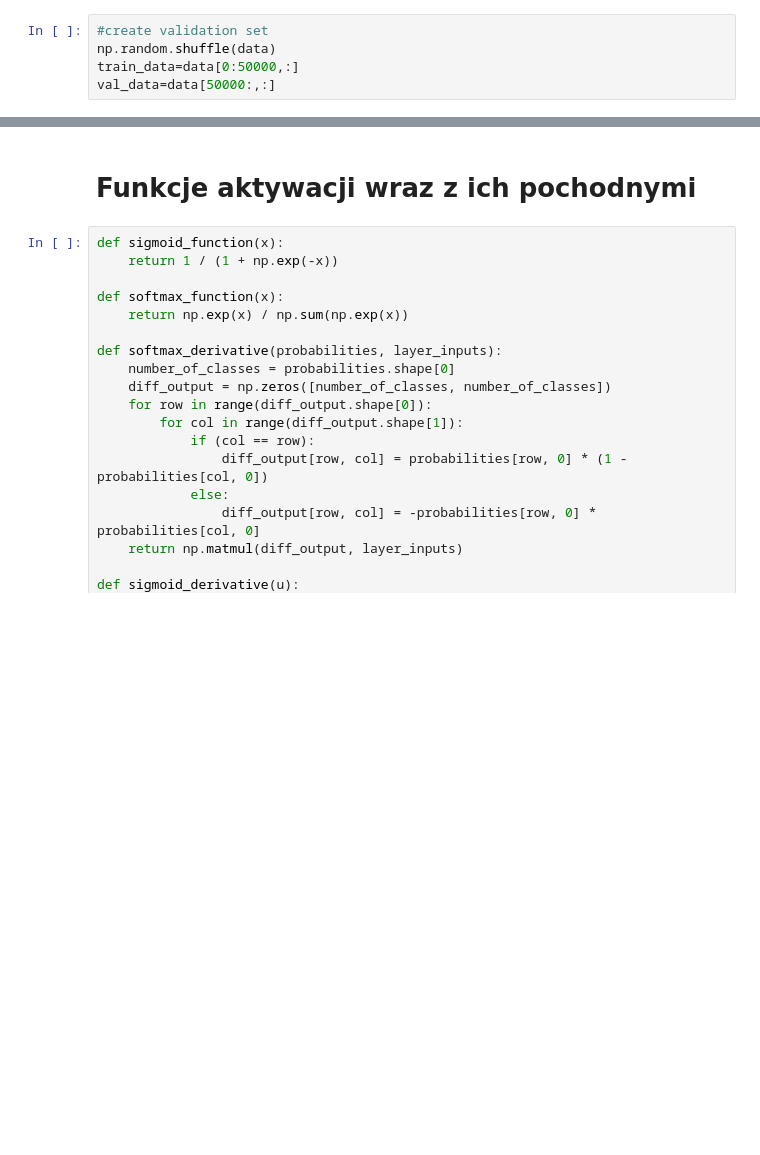
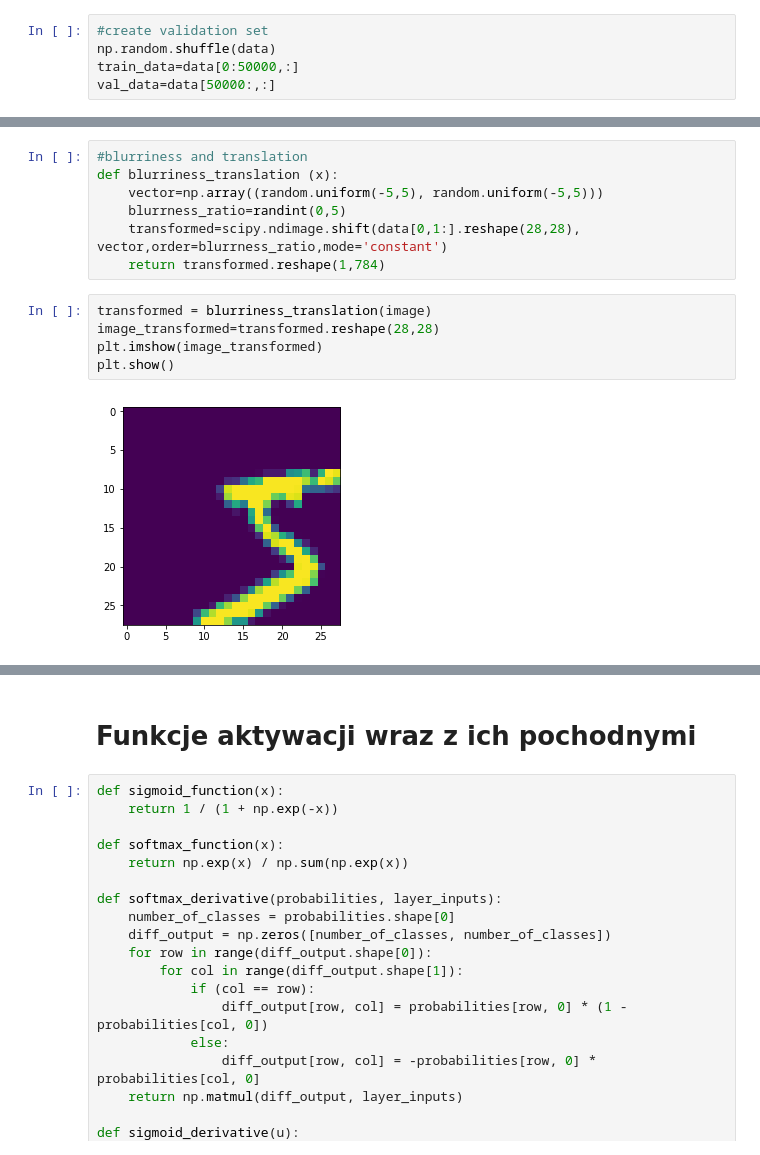
Before and after one commit to slowikj/deep-learning-proj-1, a Jupyter notebook: report.ipynb, the cells around one changed output, grey strips where cells are left out. Cells and saved outputs as stored; diff of their text form; blank space fills up the shorter version.

```diff
--- a/report.ipynb
+++ b/report.ipynb
@@ -37,0 +66,14 @@ val_data=data[50000:,:]
+# %%
+#blurriness and translation
+def blurriness_translation (x):
+    vector=np.array((random.uniform(-5,5), random.uniform(-5,5)))
+    blurrness_ratio=randint(0,5)
+    transformed=scipy.ndimage.shift(data[0,1:].reshape(28,28), vector,order=blurrness_ratio,mode='constant')
+    return transformed.reshape(1,784)
+# %%
+transformed = blurriness_translation(image)
+image_transformed=transformed.reshape(28,28)
+plt.imshow(image_transformed)
+plt.show()
+# %% [output]
+[figure, added]
```
Also changed, not shown: parts of 31 cells of this notebook.
